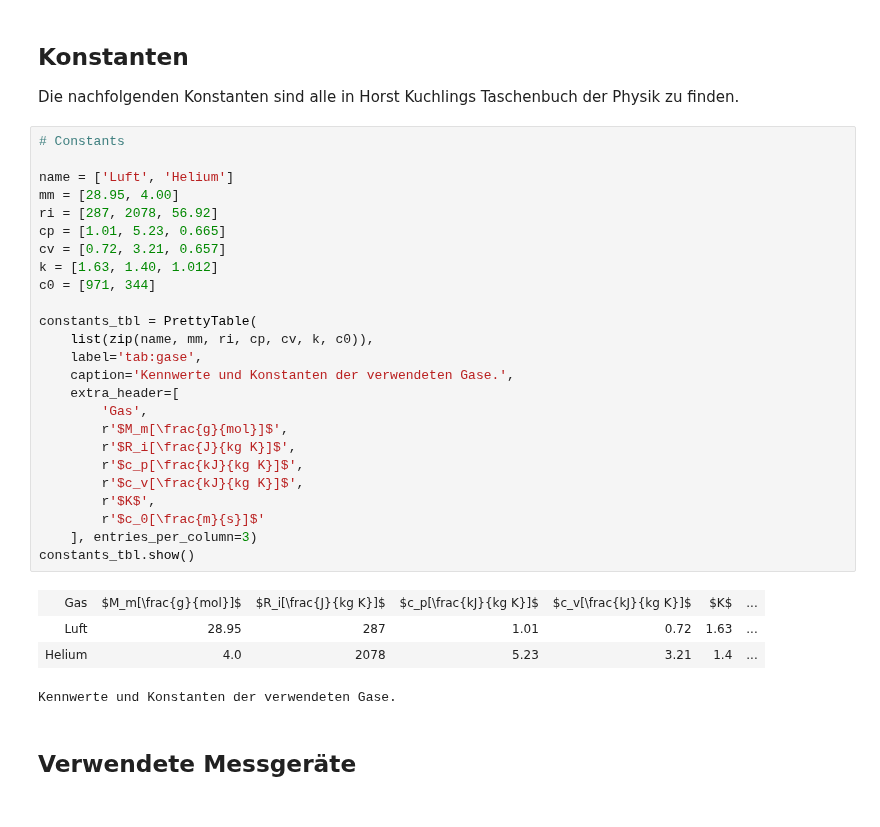
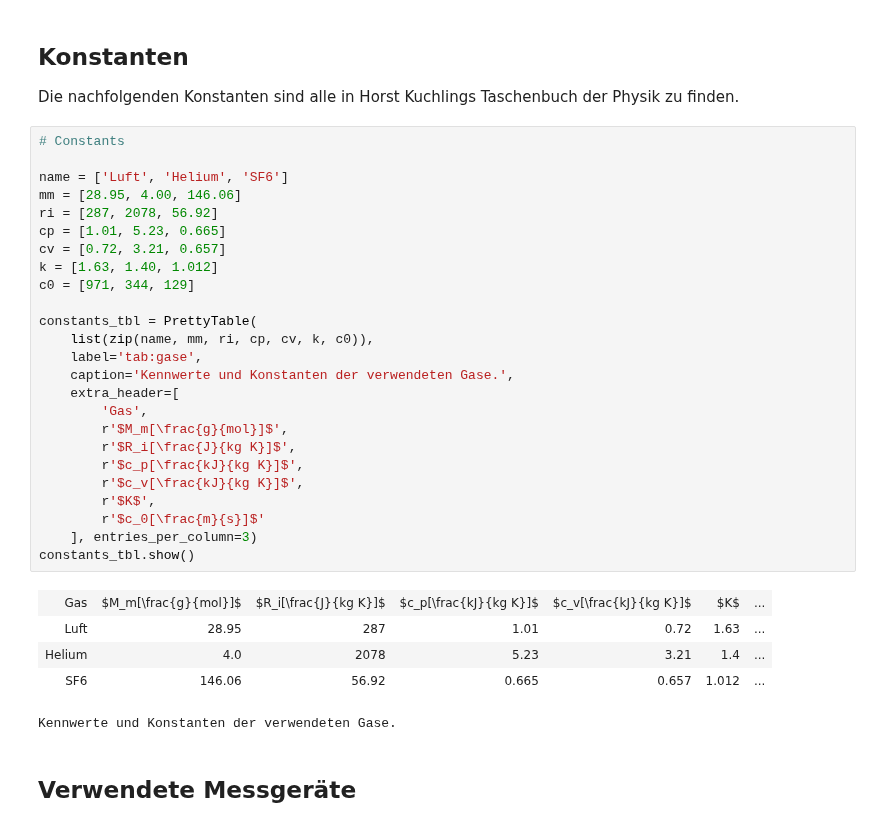
Before and after one commit to Yatekii/glal3, a Jupyter notebook: versuch3/W8.ipynb, the cells around one changed output. Cells and saved outputs as stored; diff of their text form.

```diff
--- a/versuch3/W8.ipynb
+++ b/versuch3/W8.ipynb
@@ -193,32 +193,33 @@ Die nachfolgenden Konstanten sind alle in Horst Kuchlings Taschenbuch der Physik
 # %%
 # Constants
 
-name = ['Luft', 'Helium']
-mm = [28.95, 4.00]
+name = ['Luft', 'Helium', 'SF6']
+mm = [28.95, 4.00, 146.06]
 ri = [287, 2078, 56.92]
 cp = [1.01, 5.23, 0.665]
 cv = [0.72, 3.21, 0.657]
 k = [1.63, 1.40, 1.012]
-c0 = [971, 344]
+c0 = [971, 344, 129]
 
 constants_tbl = PrettyTable(
     list(zip(name, mm, ri, cp, cv, k, c0)),
     label='tab:gase',
     caption='Kennwerte und Konstanten der verwendeten Gase.',
     extra_header=[
         'Gas',
         r'$M_m[\frac{g}{mol}]$',
         r'$R_i[\frac{J}{kg K}]$',
         r'$c_p[\frac{kJ}{kg K}]$',
         r'$c_v[\frac{kJ}{kg K}]$',
         r'$K$',
         r'$c_0[\frac{m}{s}]$'
     ], entries_per_column=3)
 constants_tbl.show()
 # %% [output]
 | Gas | $M_m[\frac{g}{mol}]$ | $R_i[\frac{J}{kg K}]$ | $c_p[\frac{kJ}{kg K}]$ | $c_v[\frac{kJ}{kg K}]$ | $K$ | ... |
 | Luft | 28.95 | 287 | 1.01 | 0.72 | 1.63 | ... |
 | Helium | 4.0 | 2078 | 5.23 | 3.21 | 1.4 | ... |
+| SF6 | 146.06 | 56.92 | 0.665 | 0.657 | 1.012 | ... |
 Kennwerte und Konstanten der verwendeten Gase.
 # %% [markdown]
 ## Verwendete Messgeräte
```
Also changed, not shown: parts of 15 cells of this notebook, 11 other files.
